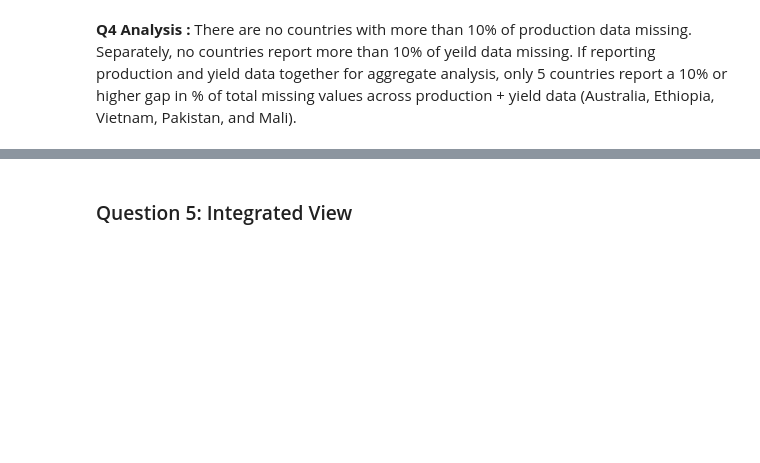
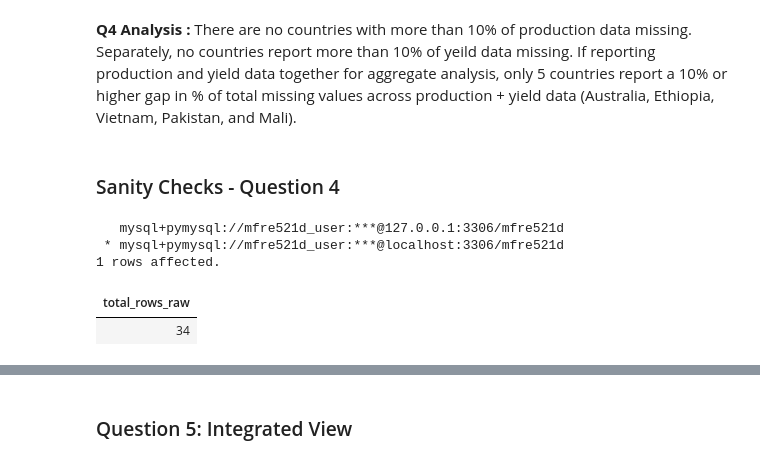
Before and after one commit to clareubc/521d_assignment, a Jupyter notebook: notebooks/assignment1.ipynb, the cells around one changed output, grey strips where cells are left out. Cells and saved outputs as stored; diff of their text form; code cells hidden in the pictures; blank space fills up the shorter version.

Commit message:
Added Q4 and Q5 sanity checks

```diff
--- a/notebooks/assignment1.ipynb
+++ b/notebooks/assignment1.ipynb
@@ -1483,3 +1483,18 @@ ORDER BY pct_missing_total DESC;
 # %% [markdown]
 **Q4 Analysis :**
 There are no countries with more than 10% of production data missing. Separately, no countries report more than 10% of yeild data missing. If reporting production and yield data together for aggregate analysis, only 5 countries report a 10% or higher gap in % of total missing values across production + yield data (Australia, Ethiopia, Vietnam, Pakistan, and Mali).
+# %% [markdown]
+### Sanity Checks - Question 4
+# %%
+%%sql
+-- Sanity check: number of countries in dimension vs represented in production data
+
+SELECT
+    COUNT(*) AS total_rows_raw
+FROM countries;
+# %% [output]
+   mysql+pymysql://mfre521d_user:***@127.0.0.1:3306/mfre521d
+ * mysql+pymysql://mfre521d_user:***@localhost:3306/mfre521d
+1 rows affected.
+| total_rows_raw |
+| 34 |
```
Also changed, not shown: parts of 3 cells of this notebook.
